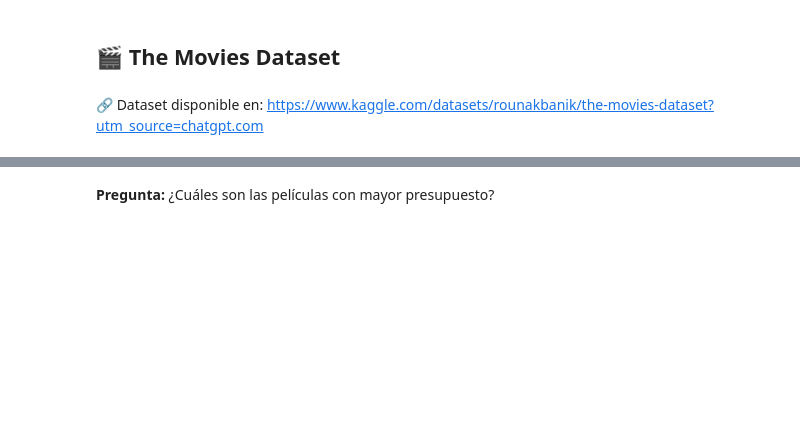
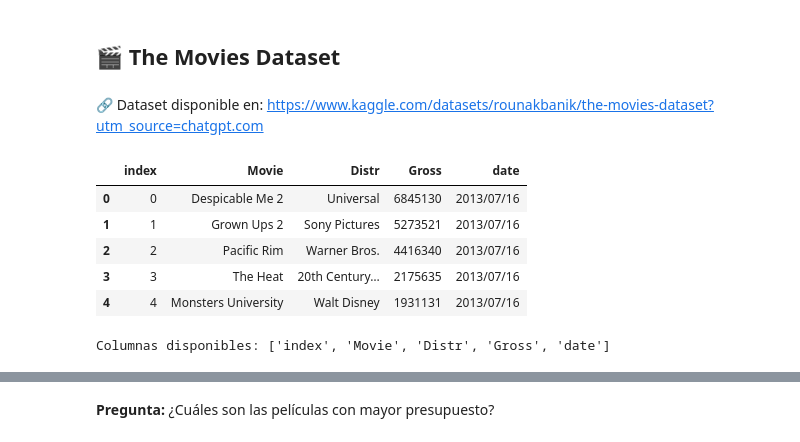
Before and after one commit to Lizeh06-P/AnaliticadeDatosNegociosDigitales, a Jupyter notebook: 03-practica-pandas-visualizacion/practicas-con-datasets-kaggle.ipynb, the cells around one changed output, grey strips where cells are left out. Cells and saved outputs as stored; diff of their text form; code cells hidden in the pictures; blank space fills up the shorter version.

```diff
--- a/03-practica-pandas-visualizacion/practicas-con-datasets-kaggle.ipynb
+++ b/03-practica-pandas-visualizacion/practicas-con-datasets-kaggle.ipynb
@@ -87,0 +336,2 @@ print(df_retail.shape)
+# %%
+movie_daily = pd.read_csv('./datasets/movie_daily.csv')
@@ -87,0 +340,14 @@ print(df_retail.shape)
+# %%
+movie_daily.head()
+# %% [output]
+|  | index | Movie | Distr | Gross | date |
+| 0 | 0 | Despicable Me 2 | Universal | 6845130 | 2013/07/16 |
+| 1 | 1 | Grown Ups 2 | Sony Pictures | 5273521 | 2013/07/16 |
+| 2 | 2 | Pacific Rim | Warner Bros. | 4416340 | 2013/07/16 |
+| 3 | 3 | The Heat | 20th Century… | 2175635 | 2013/07/16 |
+| 4 | 4 | Monsters University | Walt Disney | 1931131 | 2013/07/16 |
+# %%
+# Verifica las columnas disponibles
+print("Columnas disponibles:", movie_daily.columns.tolist())
+# %% [output]
+Columnas disponibles: ['index', 'Movie', 'Distr', 'Gross', 'date']
```
Also changed, not shown: parts of 54 cells of this notebook, 29 other files.
